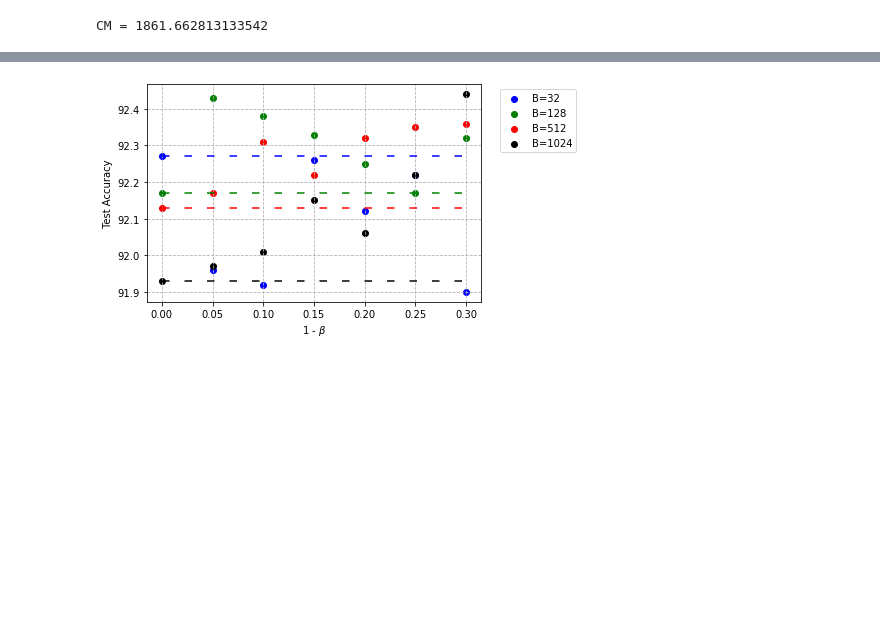
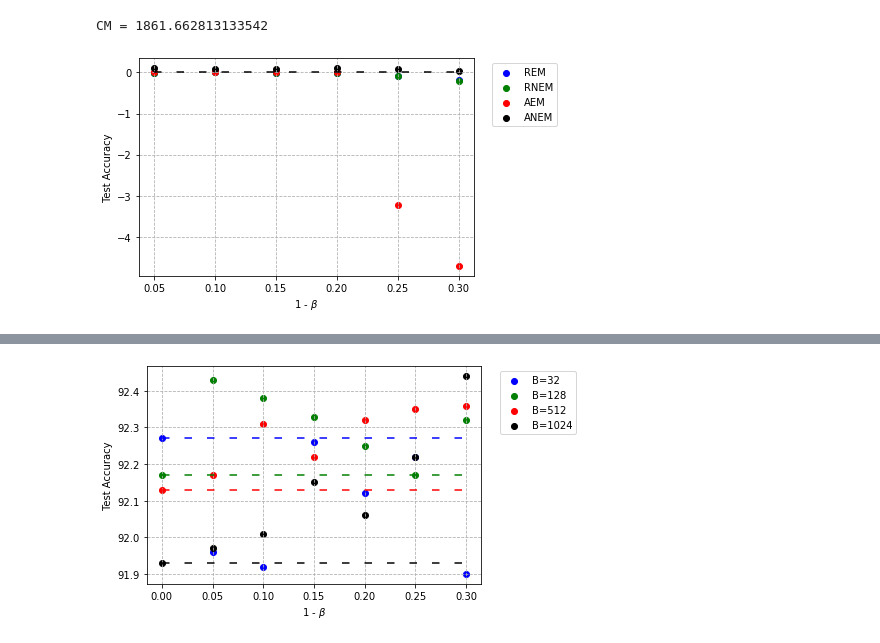
Before and after one commit to anishacharya/Optimization-Mavericks, a Jupyter notebook: playground_.ipynb, the cells around one changed output, grey strips where cells are left out. Drawn from its saved outputs; the diff is of its cells as text; code cells hidden in the pictures; blank space fills up the shorter version.

```diff
--- a/playground_.ipynb
+++ b/playground_.ipynb
@@ -102,6 +102,39 @@ cm_base = 1183.5098850727081
 print('CM = {}'.format(np.log(b)*bd + cm_base))
 # %% [output]
 CM = 1861.662813133542
+# %%
+import matplotlib.pyplot as plt
+from matplotlib import rc
+import numpy as np
+
+x_ax = [0.05, 0.1, 0.15, 0.2, 0.25, 0.3]
+
+REM  = [-0.007,0.004,-0.013,-0.023,-0.081,-0.181]
+RNEM = [-0.001,0.01,-0.011,-0.013,-0.08,-0.217]
+AEM = [0.013,0.022,0.009,0.008,-3.231,-4.708]
+ANEM = [0.102,0.089,0.089,0.103,0.093,0.047]
+
+bs = 0*np.ones(6)
+
+ax = plt.axes()
+ax.plot(x_ax, bs, linestyle=(0, (5, 10)), c='k')
+
+plt.scatter(x_ax, REM, c='b', label='REM')
+plt.scatter(x_ax, RNEM, c='g', label='RNEM')
+plt.scatter(x_ax, AEM, c='r', label='AEM')
+plt.scatter(x_ax, ANEM, c='k', label='ANEM')
+
+
+
+plt.legend(bbox_to_anchor=(1.04,1), loc="upper left")
+plt.grid(True, which='both', linestyle='--')
+
+# plt.ylim(78.5, 78.9)
+plt.xlabel(r'1 - $\beta$', fontsize=10)
+plt.ylabel(" Test Accuracy ", fontsize=10)
+plt.show()
+# %% [output]
+[figure, added]
 # %%
 import matplotlib.pyplot as plt
 from matplotlib import rc
```
Also changed, not shown: parts of 2 cells of this notebook.
